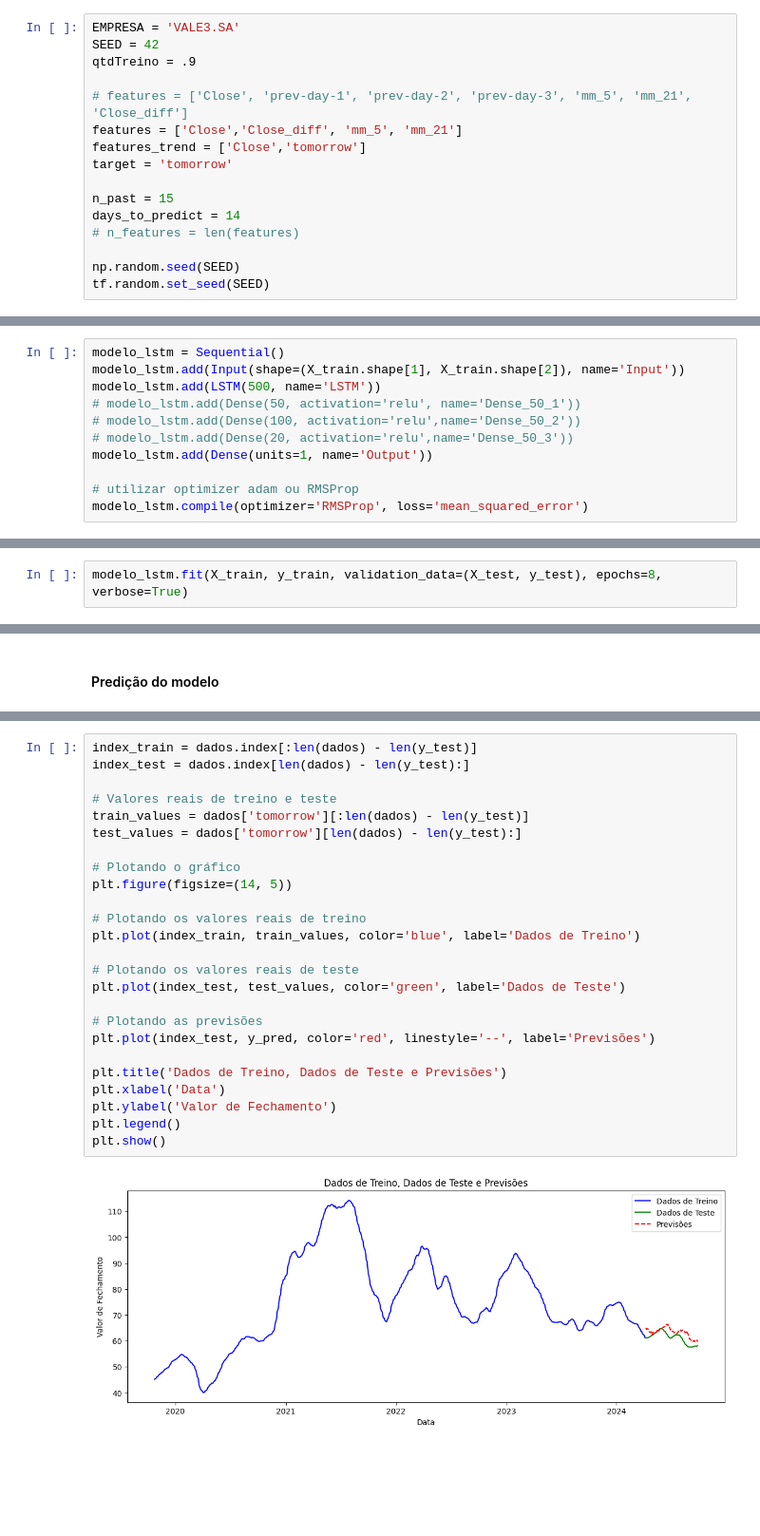
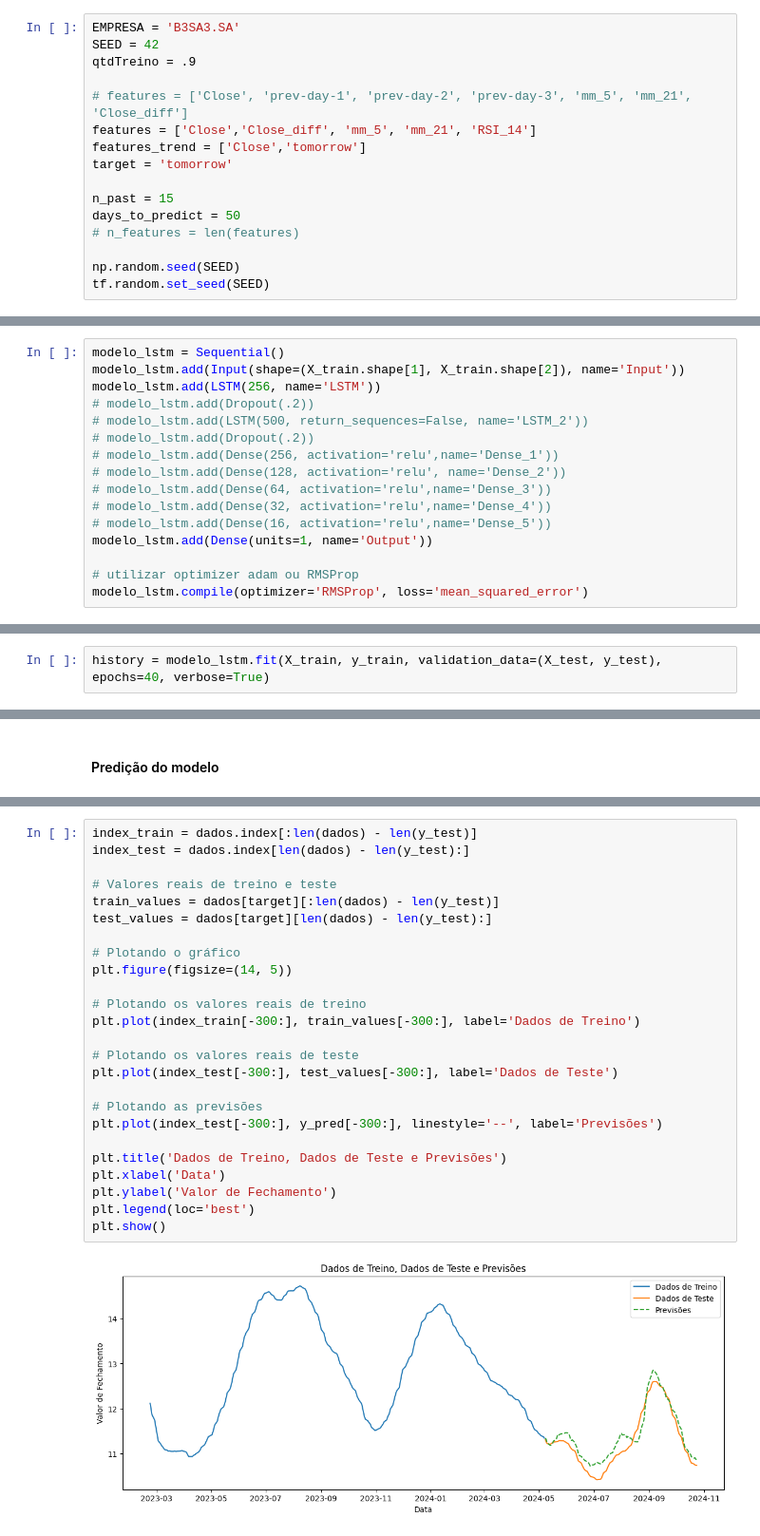
Before and after one commit to tcc-previsao-energia/ml-models, a Jupyter notebook: tcc/tendencia-lucas.ipynb, the cells around one changed output, grey strips where cells are left out. Shown at 95% size. Drawn from its saved outputs; the diff is of its cells as text; blank space fills up the shorter version.

Commit message:
modelo final

```diff
--- a/tcc/tendencia-lucas.ipynb
+++ b/tcc/tendencia-lucas.ipynb
@@ -25,17 +25,17 @@ from keras import Sequential
 # %% [markdown]
 ### Parâmetros
 # %%
-EMPRESA = 'VALE3.SA'
+EMPRESA = 'B3SA3.SA'
 SEED = 42
 qtdTreino = .9
 
 # features = ['Close', 'prev-day-1', 'prev-day-2', 'prev-day-3', 'mm_5', 'mm_21', 'Close_diff']
-features = ['Close','Close_diff', 'mm_5', 'mm_21']
+features = ['Close','Close_diff', 'mm_5', 'mm_21', 'RSI_14']
 features_trend = ['Close','tomorrow']
 target = 'tomorrow'
 
 n_past = 15
-days_to_predict = 14
+days_to_predict = 50
 # n_features = len(features)
 
 np.random.seed(SEED)
@@ -241,10 +285,15 @@ MSE: 41.95; RMSE: 6.48
 # %%
 modelo_lstm = Sequential()
 modelo_lstm.add(Input(shape=(X_train.shape[1], X_train.shape[2]), name='Input'))
-modelo_lstm.add(LSTM(500, name='LSTM'))
-# modelo_lstm.add(Dense(50, activation='relu', name='Dense_50_1'))
-# modelo_lstm.add(Dense(100, activation='relu',name='Dense_50_2'))
-# modelo_lstm.add(Dense(20, activation='relu',name='Dense_50_3'))
+modelo_lstm.add(LSTM(256, name='LSTM'))
+# modelo_lstm.add(Dropout(.2))
+# modelo_lstm.add(LSTM(500, return_sequences=False, name='LSTM_2'))
+# modelo_lstm.add(Dropout(.2))
+# modelo_lstm.add(Dense(256, activation='relu',name='Dense_1'))
+# modelo_lstm.add(Dense(128, activation='relu', name='Dense_2'))
+# modelo_lstm.add(Dense(64, activation='relu',name='Dense_3'))
+# modelo_lstm.add(Dense(32, activation='relu',name='Dense_4'))
+# modelo_lstm.add(Dense(16, activation='relu',name='Dense_5'))
 modelo_lstm.add(Dense(units=1, name='Output'))
 
 # utilizar optimizer adam ou RMSProp
@@ -266,5 +315,5 @@ Model: "sequential"
 # %% [markdown]
 #### Treinamento do modelo
 # %%
-modelo_lstm.fit(X_train, y_train, validation_data=(X_test, y_test), epochs=8, verbose=True)
+history = modelo_lstm.fit(X_train, y_train, validation_data=(X_test, y_test), epochs=40, verbose=True)
 # %% [output]
@@ -298,27 +381,27 @@ evaluate_model(y_test, y_pred)
 # %%
 index_train = dados.index[:len(dados) - len(y_test)]
 index_test = dados.index[len(dados) - len(y_test):]
 
 # Valores reais de treino e teste
-train_values = dados['tomorrow'][:len(dados) - len(y_test)]
-test_values = dados['tomorrow'][len(dados) - len(y_test):]
+train_values = dados[target][:len(dados) - len(y_test)]
+test_values = dados[target][len(dados) - len(y_test):]
 
 # Plotando o gráfico
 plt.figure(figsize=(14, 5))
 
 # Plotando os valores reais de treino
-plt.plot(index_train, train_values, color='blue', label='Dados de Treino')
+plt.plot(index_train[-300:], train_values[-300:], label='Dados de Treino')
 
 # Plotando os valores reais de teste
-plt.plot(index_test, test_values, color='green', label='Dados de Teste')
+plt.plot(index_test[-300:], test_values[-300:], label='Dados de Teste')
 
 # Plotando as previsões
-plt.plot(index_test, y_pred, color='red', linestyle='--', label='Previsões')
+plt.plot(index_test[-300:], y_pred[-300:], linestyle='--', label='Previsões')
 
 plt.title('Dados de Treino, Dados de Teste e Previsões')
 plt.xlabel('Data')
 plt.ylabel('Valor de Fechamento')
-plt.legend()
+plt.legend(loc='best')
 plt.show()
 # %% [output]
-[figure, old version]
+[figure, new version]
```
Also changed, not shown: parts of 16 cells of this notebook, 2 other files.
